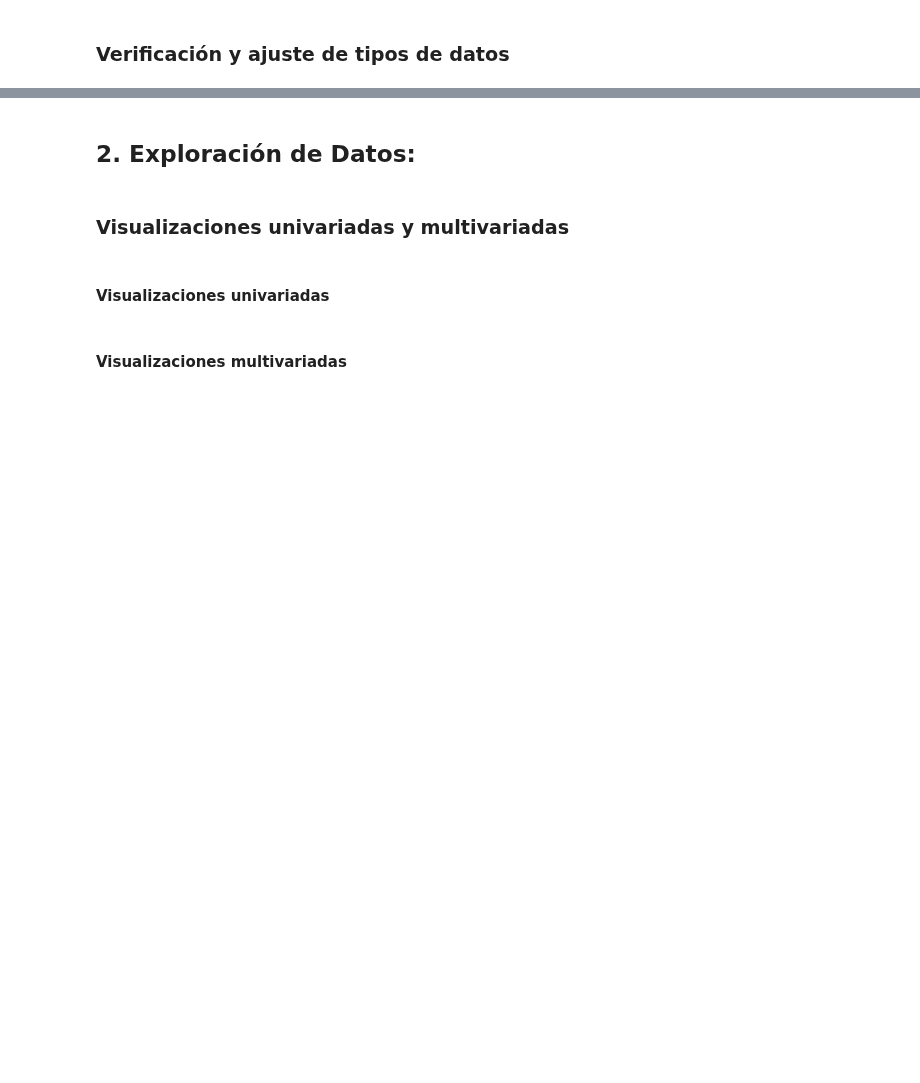
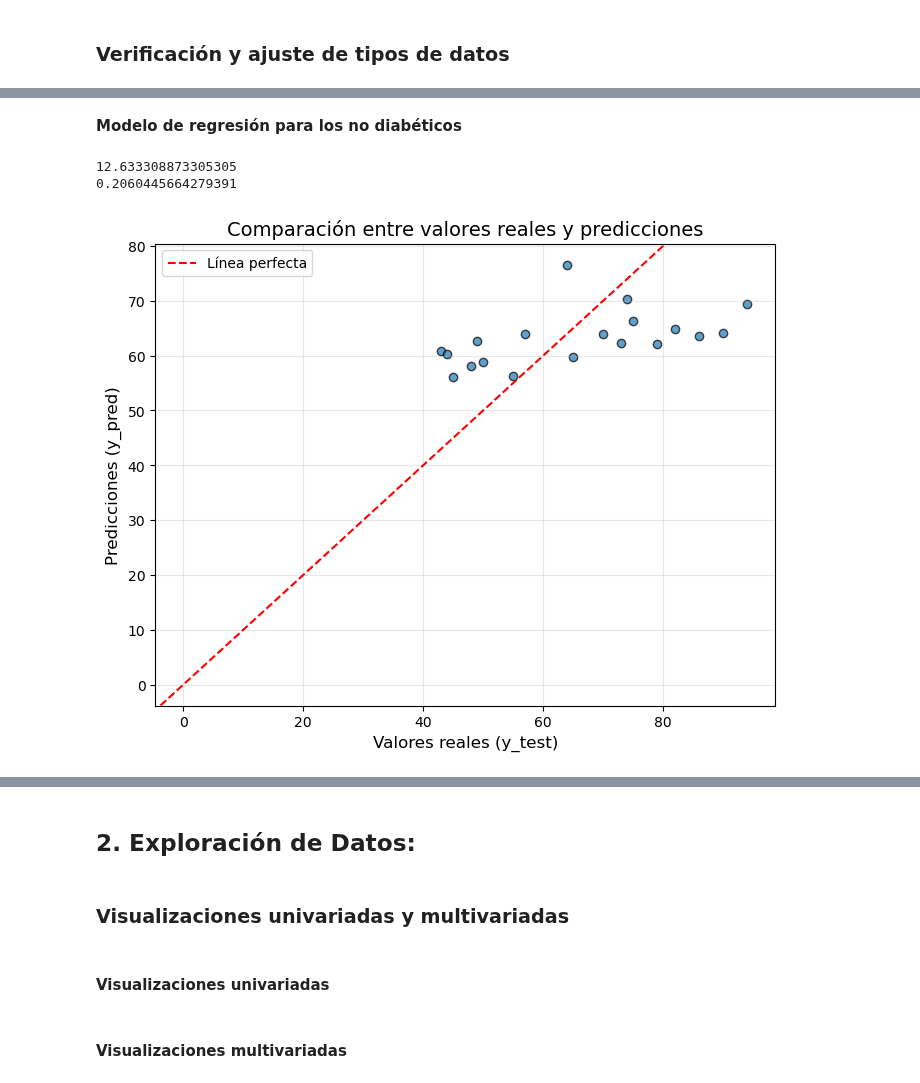
Before and after one commit to iair/mitic-data-science-team-1-septiembre-2024, a Jupyter notebook: mitic-data-science-team-1-septiembre-2024/machine-learning/pruebas-resueltas/segundo-intento.ipynb, the cells around one changed output, grey strips where cells are left out. Saved outputs shown, nothing was run; the diff lists cells and outputs as text; code cells hidden in the pictures; blank space fills up the shorter version.

```diff
--- a/mitic-data-science-team-1-septiembre-2024/machine-learning/pruebas-resueltas/segundo-intento.ipynb
+++ b/mitic-data-science-team-1-septiembre-2024/machine-learning/pruebas-resueltas/segundo-intento.ipynb
@@ -133,0 +382,4 @@ memory usage: 54.1 KB
+# %%
+ind = (df['Insulin'] > 0) & (df['Insulin'] < 100)
+aux = df[ind]
+aux.describe().T
@@ -133,0 +416,37 @@ memory usage: 54.1 KB
+# %% [markdown]
+**Modelo de regresión para los no diabéticos**
+# %%
+# Seleccionar las variables explicativas y el target
+X = aux[aux['Outcome'] == 0][['Glucose']]
+y = aux[aux['Outcome'] == 0]['Insulin']
+
+# Dividir los datos en entrenamiento y prueba (80% - 20%)
+X_train, X_test, y_train, y_test = train_test_split(X, y, test_size=0.15, random_state=42)
+
+# Crear y entrenar el modelo de regresión lineal
+model = LinearRegression()
+model.fit(X_train, y_train)
+
+# Realizar predicciones en el conjunto de prueba
+y_pred = model.predict(X_test)
+
+# Evaluar el modelo
+mae = mean_absolute_error(y_test, y_pred)
+r2 = r2_score(y_test, y_pred)
+print(mae)
+print(r2)
+
+# Crear un gráfico de dispersión entre y_test y y_pred
+plt.figure(figsize=(8, 6))
+plt.scatter(y_test, y_pred, alpha=0.7, edgecolors='k')
+plt.title('Comparación entre valores reales y predicciones', fontsize=14)
+plt.xlabel('Valores reales (y_test)', fontsize=12)
+plt.ylabel('Predicciones (y_pred)', fontsize=12)
+plt.axline((0, 0), slope=1, color='red', linestyle='--', label='Línea perfecta')
+plt.legend()
+plt.grid(alpha=0.3)
+plt.show()
+# %% [output]
+12.633308873305305
+0.2060445664279391
+[figure, added]
```
Also changed, not shown: parts of 36 cells of this notebook, 1 other file.
